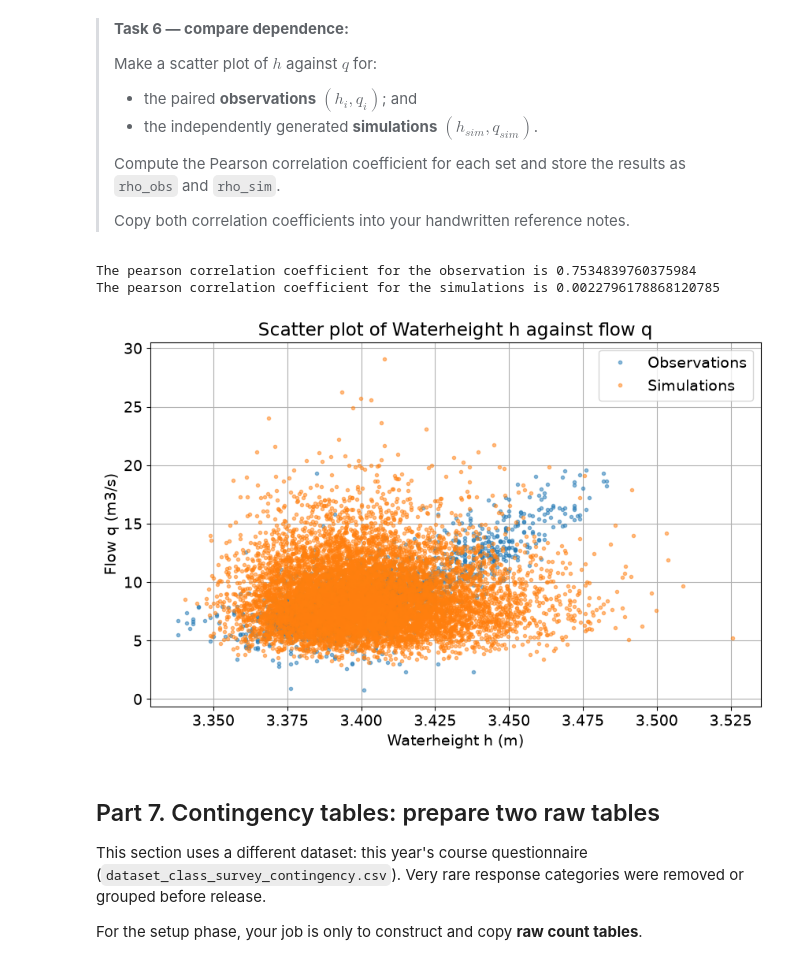
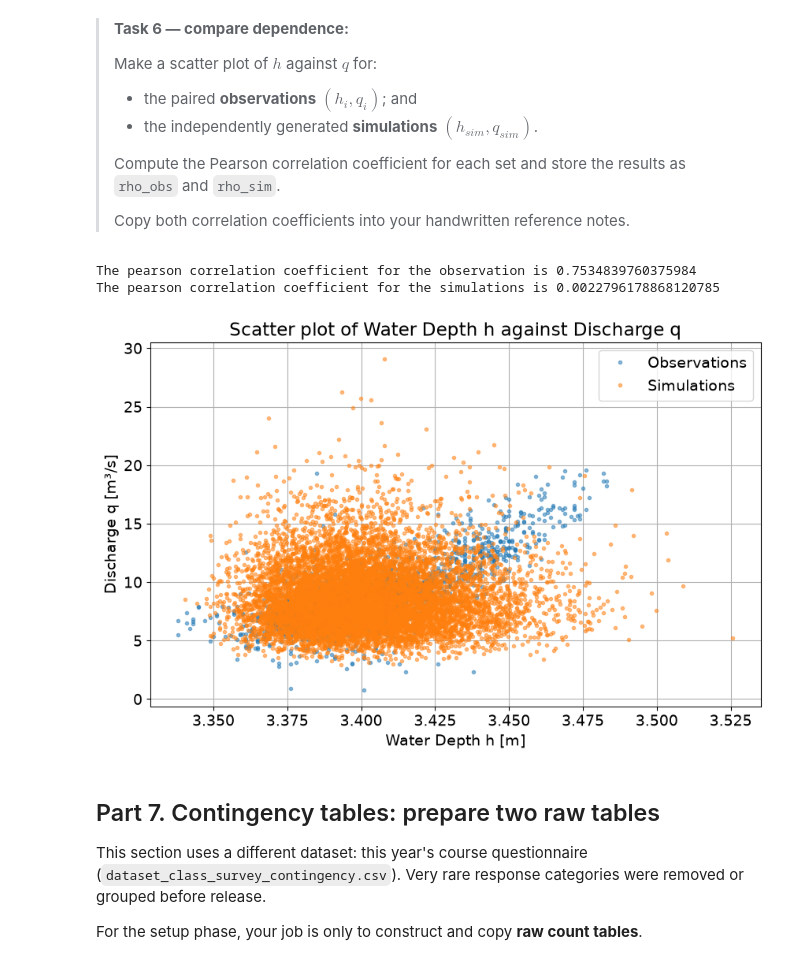
Before and after one commit to fanny200000/GA1.4, a Jupyter notebook: GA_1.4.ipynb, the cells around one changed output. Drawn from its saved outputs; the diff is of its cells as text; code cells hidden in the pictures.

```diff
--- a/GA_1.4.ipynb
+++ b/GA_1.4.ipynb
@@ -367,23 +367,23 @@ Simulated u:  mean = 0.027022270773041805  std = 0.008559846208508798
 # %%
 plt.figure(figsize=(10, 6))
 plt.plot(h, q, 'o', markersize = 3, label='Observations', alpha=0.5)
 plt.plot(rs_h, rs_q, 'o', markersize = 3, label='Simulations', alpha=0.5)
 plt.grid()
-plt.xlabel('Waterheight h (m)')
-plt.ylabel('Flow q (m3/s)')
-plt.title('Scatter plot of Waterheight h against flow q')
+plt.xlabel('Water Depth h [m]')
+plt.ylabel('Discharge q [m³/s]')
+plt.title('Scatter plot of Water Depth h against Discharge q')
 plt.legend()
 
 #Pearson correlation
 rho_obs = stats.pearsonr(h, q)[0]
 rho_sim = stats.pearsonr(rs_h, rs_q)[0]
 
 print(f'The pearson correlation coefficient for the observation is {rho_obs}')
 print(f'The pearson correlation coefficient for the simulations is {rho_sim}')
 # %% [output]
 The pearson correlation coefficient for the observation is 0.7534839760375984
 The pearson correlation coefficient for the simulations is 0.0022796178868120785
-[figure, old version]
+[figure, new version]
 # %% [markdown]
 ## Part 7. Contingency tables: prepare two raw tables
 
```
Also changed, not shown: parts of 3 cells of this notebook.
